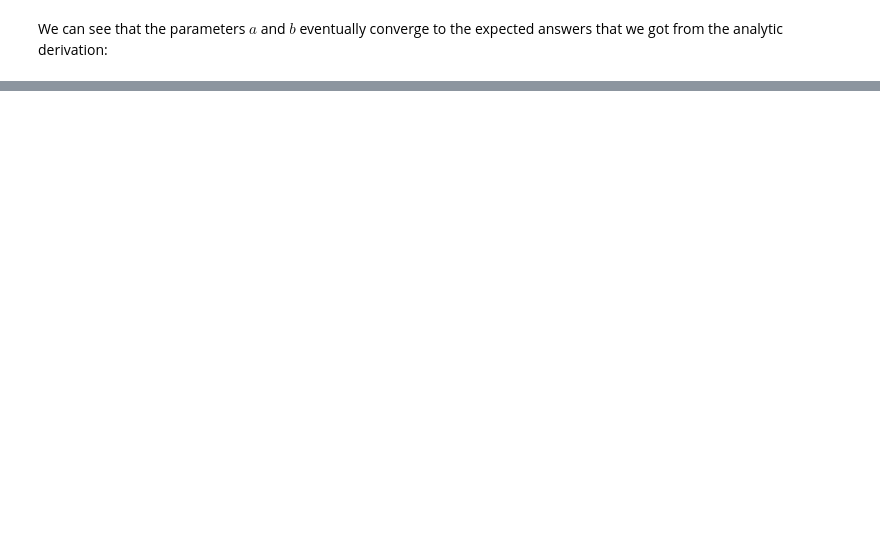
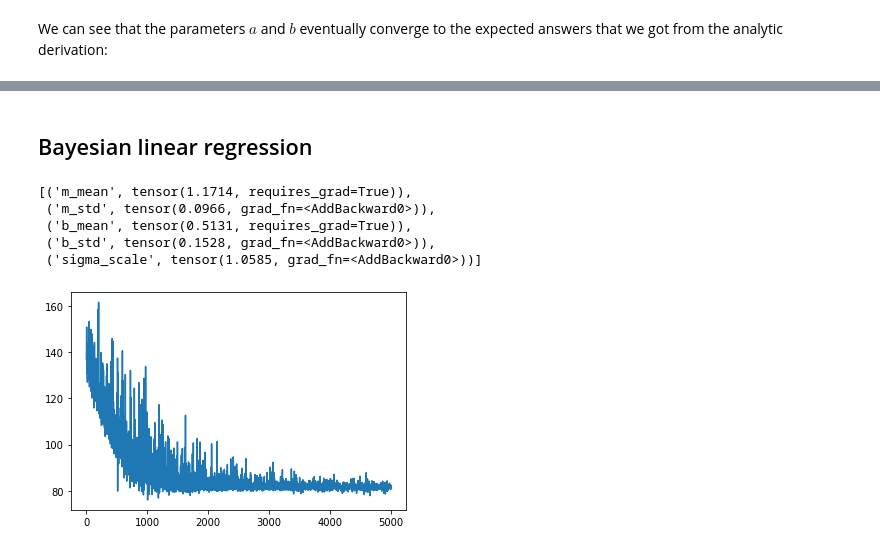
Before and after one commit to ecotner/pytorch-tutorial, a Jupyter notebook: pyro/02_inference.ipynb, the cells around one changed output, grey strips where cells are left out. Saved outputs shown, nothing was run; the diff lists cells and outputs as text; code cells hidden in the pictures; blank space fills up the shorter version.

Commit message:
added bayesian linear regression example

```diff
--- a/pyro/02_inference.ipynb
+++ b/pyro/02_inference.ipynb
@@ -103,0 +107,2 @@ plt.tight_layout()
+# %% [markdown]
+## Bayesian linear regression
@@ -103,0 +188,15 @@ plt.tight_layout()
+# %%
+list(pyro.get_param_store().items())
+# %% [output]
+[('m_mean', tensor(1.1714, requires_grad=True)),
+ ('m_std', tensor(0.0966, grad_fn=<AddBackward0>)),
+ ('b_mean', tensor(0.5131, requires_grad=True)),
+ ('b_std', tensor(0.1528, grad_fn=<AddBackward0>)),
+ ('sigma_scale', tensor(1.0585, grad_fn=<AddBackward0>))]
+# %%
+plt.plot(loss)
+# plt.yscale('log')
+# plt.ylim(top=200, bottom=-100)
+plt.show()
+# %% [output]
+[figure, added]
```
Also changed, not shown: parts of 9 cells of this notebook.
